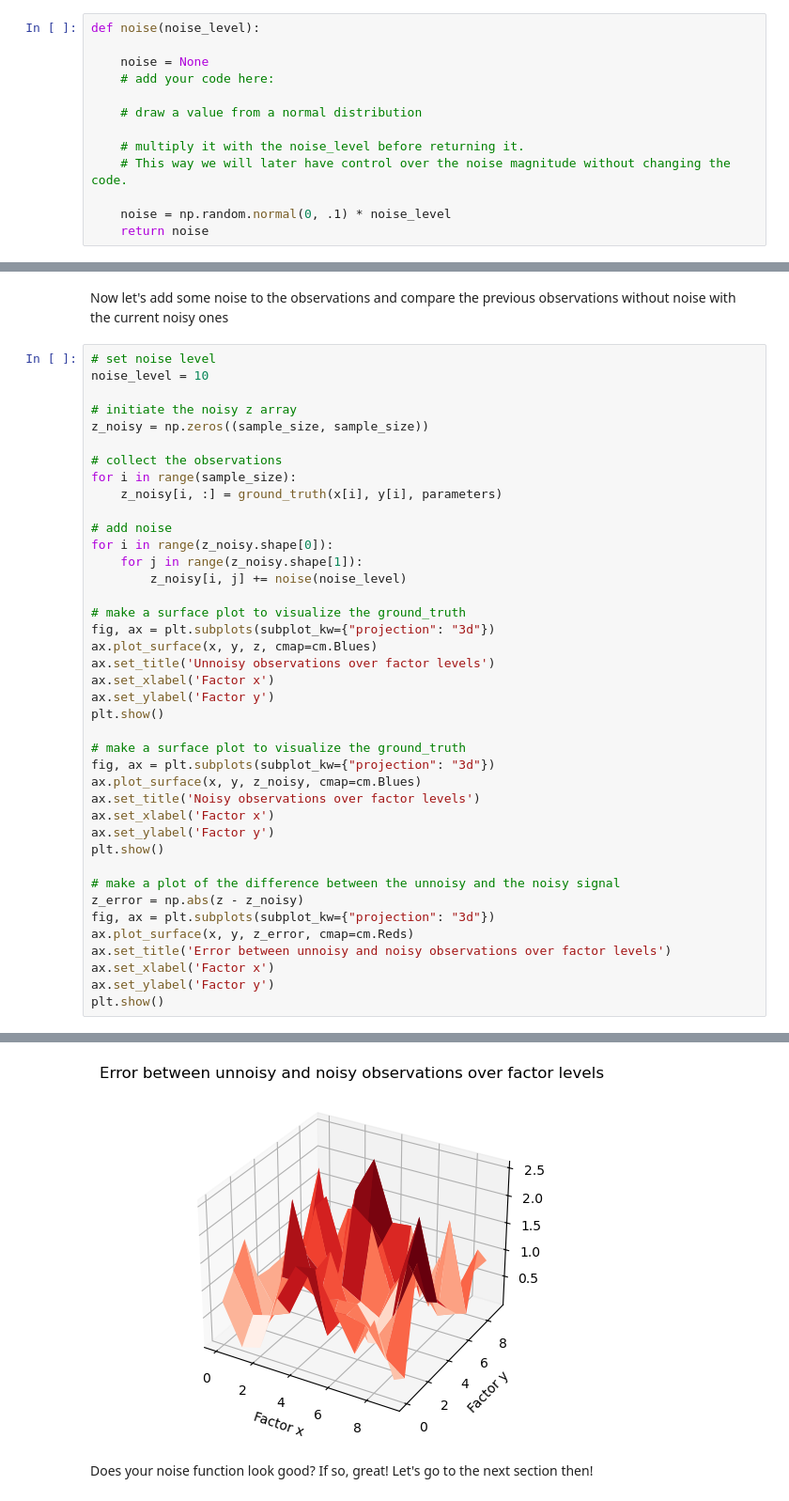
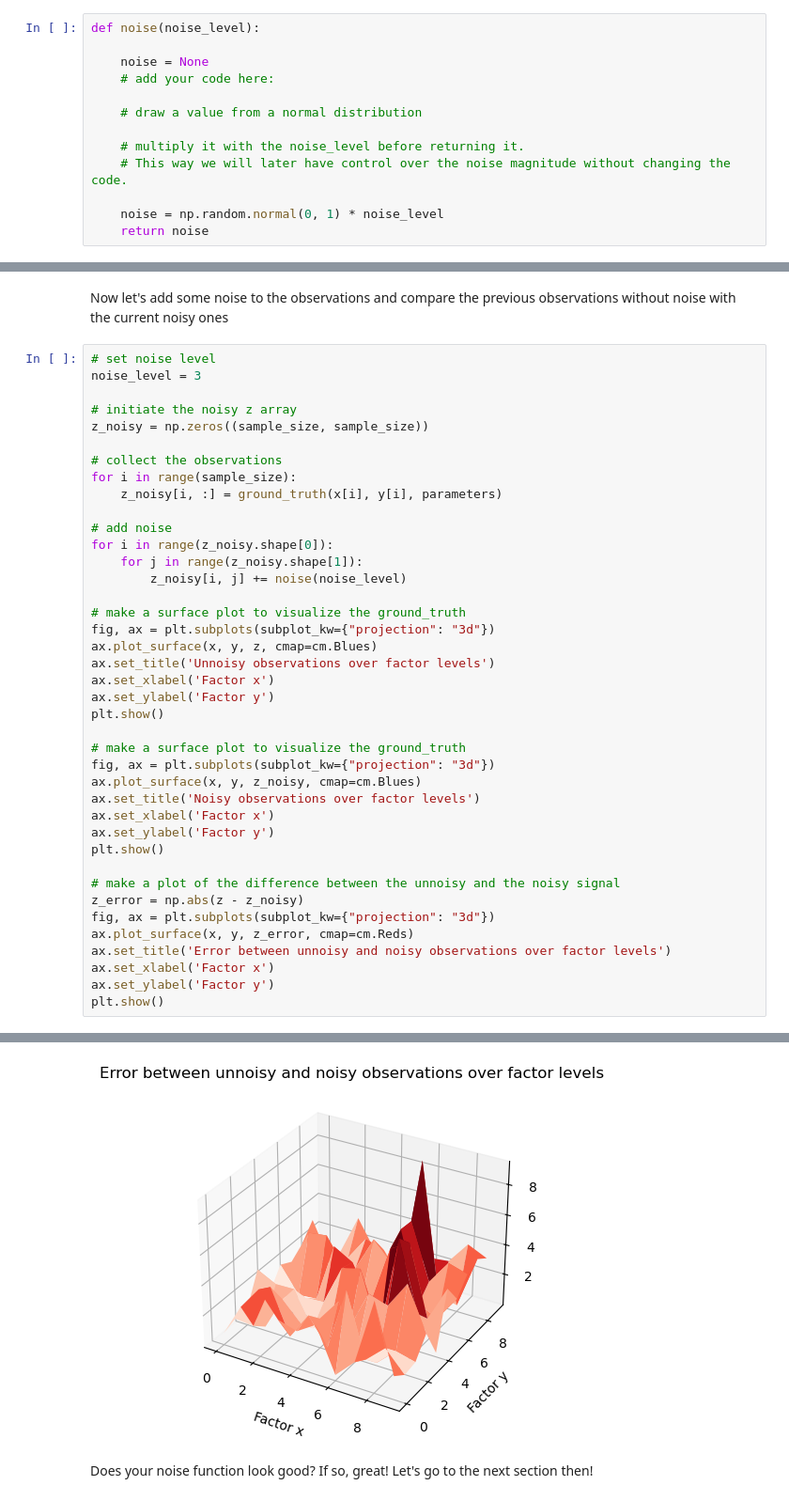
Before and after one commit to whyhardt/CourseOptimizingExperimentalDesign, a Jupyter notebook: tutorials/syntheticexperiments.ipynb, the cells around one changed output, grey strips where cells are left out. Shown at 94% size. Saved outputs shown, nothing was run; the diff lists cells and outputs as text.

```diff
--- a/tutorials/syntheticexperiments.ipynb
+++ b/tutorials/syntheticexperiments.ipynb
@@ -123,7 +124,7 @@ def noise(noise_level):
     # multiply it with the noise_level before returning it.
     # This way we will later have control over the noise magnitude without changing the code.
 
-    noise = np.random.normal(0, .1) * noise_level
+    noise = np.random.normal(0, 1) * noise_level
     return noise
 # %% [markdown]
 Let's check if the noise looks as we expect it to be:
@@ -147,7 +148,7 @@ plt.show()
 Now let's add some noise to the observations and compare the previous observations without noise with the current noisy ones
 # %%
 # set noise level
-noise_level = 10
+noise_level = 3
 
 # initiate the noisy z array
 z_noisy = np.zeros((sample_size, sample_size))
@@ -191,4 +192,4 @@ plt.show()
-[figure, old version]
+[figure, new version]
 # %% [markdown]
 Does your noise function look good? If so, great! Let's go to the next section then!
 # %% [markdown]
```
Also changed, not shown: parts of 20 cells of this notebook, 11 other files.
